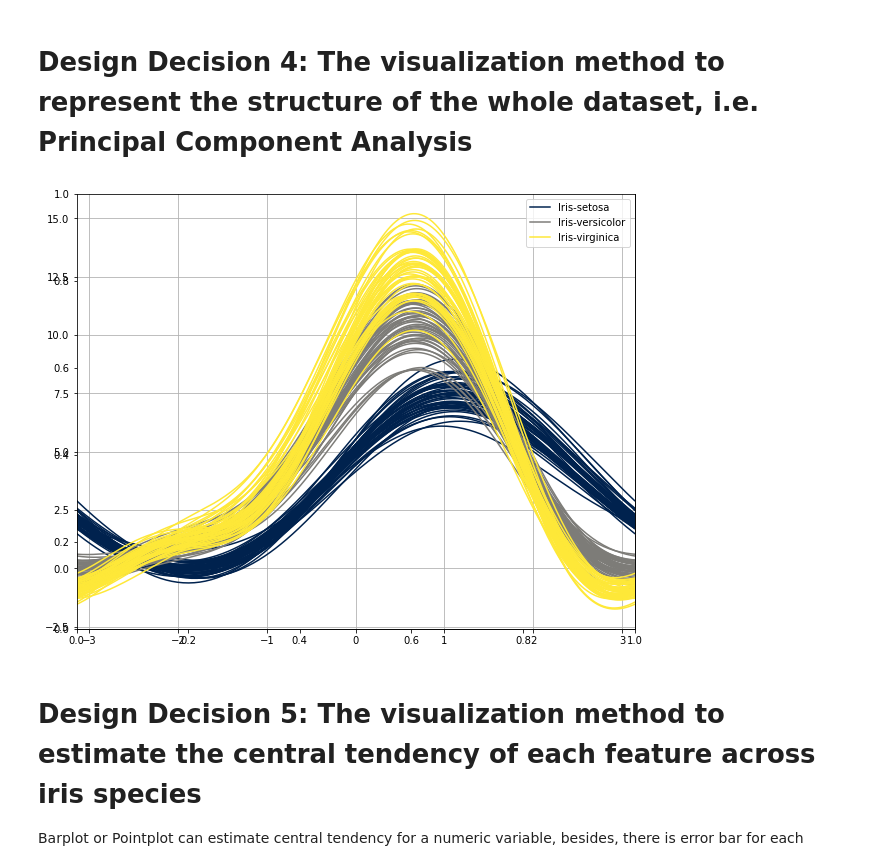
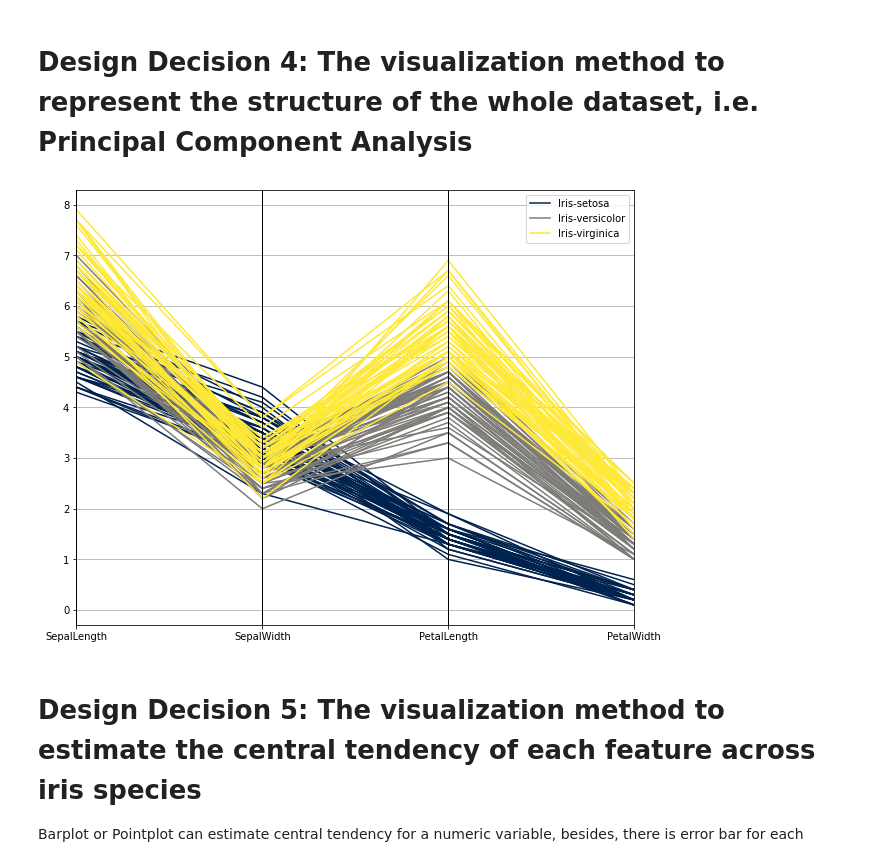
Before and after one commit to xueluofengfei/IV_project, a Jupyter notebook: theZebraSystem.ipynb, the cells around one changed output. Cells and saved outputs as stored; diff of their text form; code cells hidden in the pictures.

```diff
--- a/theZebraSystem.ipynb
+++ b/theZebraSystem.ipynb
@@ -77,12 +77,12 @@ plt.show()
 # %% [markdown]
 # Design Decision 4: The visualization method to represent the structure of the whole dataset, i.e. Principal Component Analysis
 # %%
-###The Andrew plot###
+###The Parallel coordinates plot###
 plt.subplots(figsize = (10,8))
-pd.plotting.andrews_curves(iris, 'Species', colormap='cividis')
+pd.plotting.parallel_coordinates(iris, 'Species', colormap='cividis')
 plt.show()
 # %% [output]
-[figure, old version]
+[figure, new version]
 # %% [markdown]
 # Design Decision 5: The visualization method to estimate the central tendency of each feature across iris species
 
```
Also changed, not shown: 1 other file.
